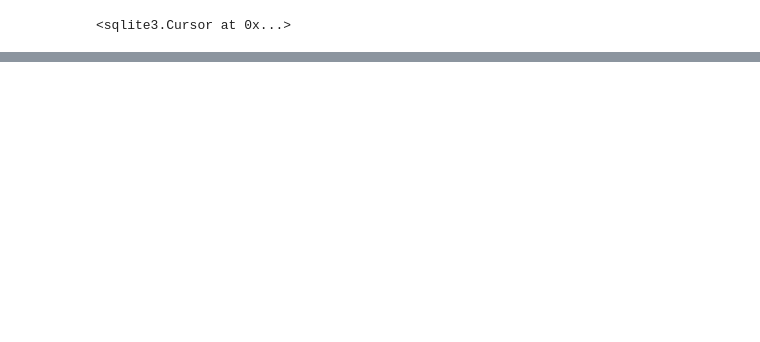
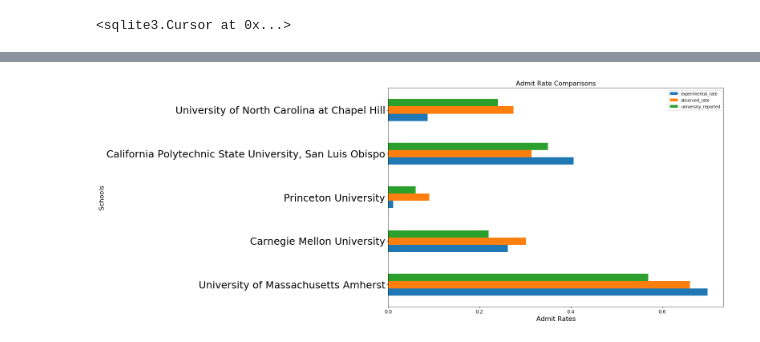
Before and after one commit to peakay/CollegePredictions, a Jupyter notebook: BalancedPredictions - Cluster on Handpicked Column.ipynb, the cells around one changed output, grey strips where cells are left out. Saved outputs shown, nothing was run; the diff lists cells and outputs as text; code cells hidden in the pictures; blank space fills up the shorter version.

```diff
--- a/BalancedPredictions - Cluster on Handpicked Column.ipynb
+++ b/BalancedPredictions - Cluster on Handpicked Column.ipynb
@@ -90,7 +90,7 @@ df['in_state_tuition'] = df.apply(convert_instate_tuition, axis=1)
 df['out_state_tuition'] = df.apply(convert_outstate_tuition, axis=1)
 #df['tuition'] = df.apply(get_tuition, axis=1)
 
-for col in ['cost_attendance', 'city', 'sat_m', 'sat_r', 'sat_w', 'act', 'sat_math', 'sat_reading', 'sat_writing', 'avg_act', 'gpa_w']:
+for col in ['cost_attendance', 'city', 'sat_m', 'sat_r', 'sat_w', 'act', 'sat_math', 'sat_reading', 'sat_writing', 'avg_act']:
     df = df.drop(col, axis=1)
 
 df = df.dropna()#subset=['test_score','avg_test_score','gpa_uw','class_rank','hs_state','hs_type','institution_type'])
@@ -156,15 +156,12 @@ for val, df_s in split_df_on(split_on).items():
     X_train, X_test, y_train, y_test = train_test_split(X, y)
     X_test_copy = X_test.copy()
     schools = X_test['school']
-    X_test = X_test.drop('school', axis=1)
-    X_train = X_train.drop('school', axis=1)
     X_test_copy['status'] = y_test
-    print(X_test_copy[X_test_copy['school'] == 'Uni'])
 
     scaler = StandardScaler()
-    scaler.fit(X_train)
-    X_train = scaler.transform(X_train)
-    X_test = scaler.transform(X_test)
+    scaler.fit(X_train.drop('school', axis=1))
+    X_train = scaler.transform(X_train.drop('school', axis=1))
+    X_test = scaler.transform(X_test.drop('school', axis=1))
 
     mlp = MLPClassifier(hidden_layer_sizes=(21, 21, 21),max_iter=1000)
     mlp.fit(X_train,y_train)
@@ -203,17 +195,30 @@ from collections import defaultdict
 # Experimental Acceptance Rate
 e_a_r = defaultdict(lambda: defaultdict(int))
 total_applicants = 0
-for res, school in zip(mlp.predict(X), schools):
+most_inaccurate = defaultdict(lambda: defaultdict(int))
+for res, school, (index, row) in zip(mlp.predict(X), schools, old_x.iterrows()):
     if res == 0:
         e_a_r[school]['experimental_reject'] += 1
     elif res == 2:
         e_a_r[school]['experimental_accept'] += 1
+    if res != row['status']:
+
+        #print(f'predicted {"accept" if res==2 else "reject"} was actually {"accept" if row["status"] ==2 else "reject"}')
+        #print(school)
+        #print(row['avg_gpa'], row['avg_test_score'], row['gpa_w'], row['test_score'])
+        if res == 2 and row['status'] == 0:
+            most_inaccurate[school]['wrong_accept'] += 1
+        else:
+            most_inaccurate[school]['wrong_reject'] += 1
+        most_inaccurate[school]['total_wrong'] += 1
     e_a_r[school]['total'] += 1
     total_applicants += 1
 
+print(most_inaccurate)
+
 for school in schools.unique():
     for student in df_final_copy[df_final_copy['school'] == school].iterrows():
-        if student[1][15] == 0:
+        if student[1][16] == 0:
             e_a_r[school]['observed_reject'] += 1
         else:
             e_a_r[school]['observed_accept'] += 1
@@ -345,0 +330,17 @@ output_df
+# %%
+import matplotlib.pyplot as plt
+import matplotlib
+output_df = pd.DataFrame(flatten_dict, columns=['school', 'error', 'experimental_rate', 'observed_rate', 'university_reported', 'experimental_accept', 'experimental_reject', 'observed_accept', 'observed_reject'])
+graph_me = output_df.sample(5).sort_values(by=['error'])
+graph_me
+#output_df
+graph_me.set_index("school",drop=True,inplace=True)
+ax = graph_me[['experimental_rate', 'observed_rate', 'university_reported']].plot(kind='barh', figsize=(15, 10), legend=True, fontsize=12)
+plt.yticks(fontsize=25)
+ax.set_xlabel("Admit Rates", fontsize=16)
+
+ax.set_ylabel("Schools", fontsize=16)
+ax.set_title("Admit Rate Comparisons", fontsize=16)
+plt.show()
+# %% [output]
+[figure, added]
```
Also changed, not shown: parts of 11 cells of this notebook, 1 other file.
